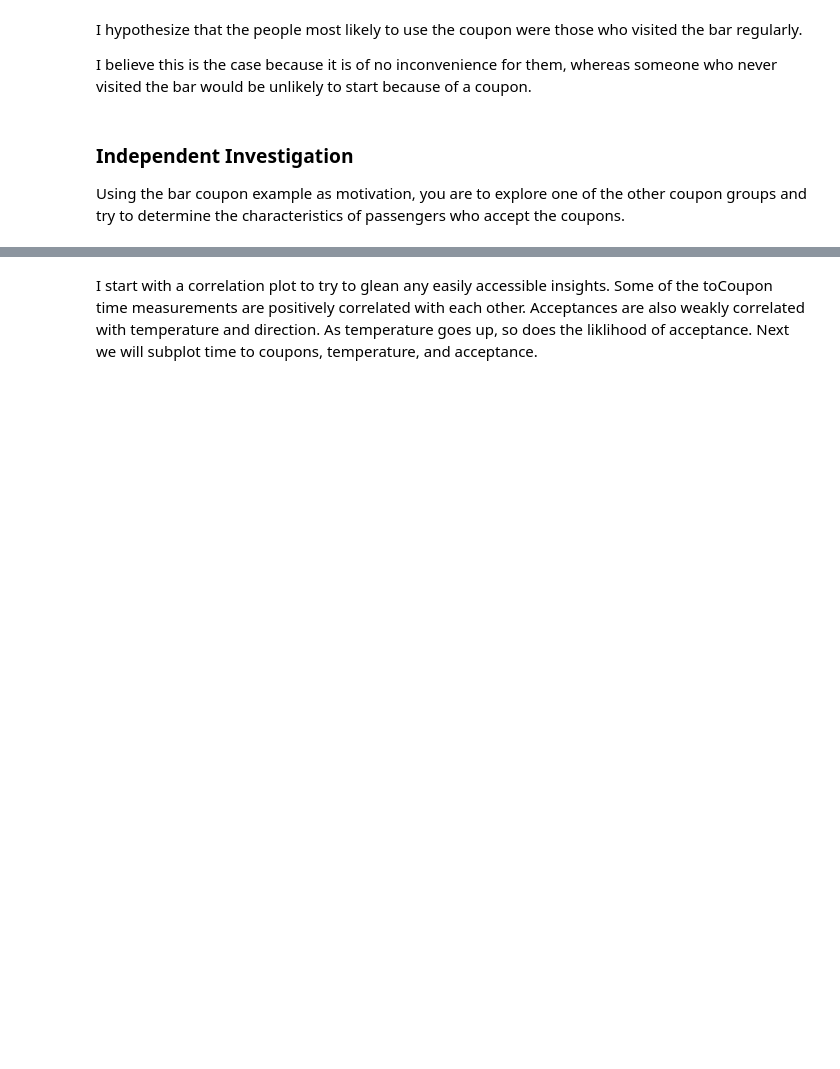
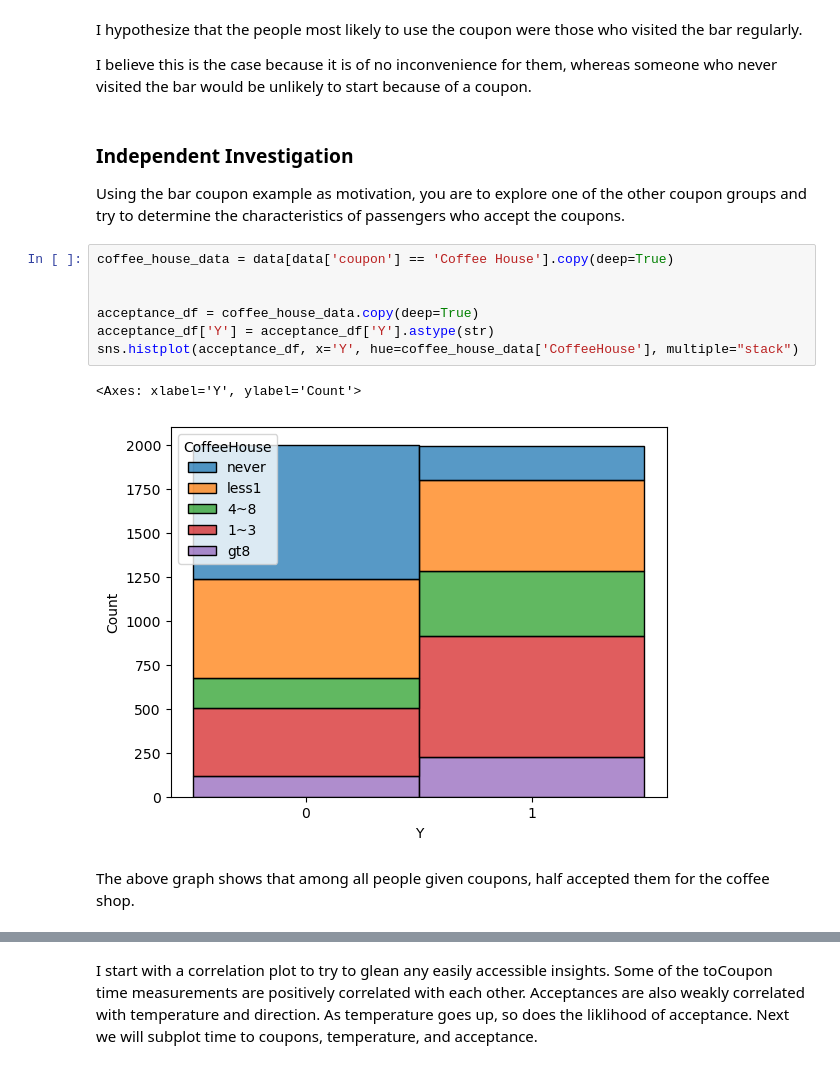
Before and after one commit to pratikbassi/Will-the-Customer-Accept-the-Coupon-, a Jupyter notebook: prompt.ipynb, the cells around one changed output, grey strips where cells are left out. Cells and saved outputs as stored; diff of their text form; blank space fills up the shorter version.

```diff
--- a/prompt.ipynb
+++ b/prompt.ipynb
@@ -309,4 +309,16 @@ I believe this is the case because it is of no inconvenience for them, whereas s
 ### Independent Investigation
 
 Using the bar coupon example as motivation, you are to explore one of the other coupon groups and try to determine the characteristics of passengers who accept the coupons.
+# %%
+coffee_house_data = data[data['coupon'] == 'Coffee House'].copy(deep=True)
+
+
+acceptance_df = coffee_house_data.copy(deep=True)
+acceptance_df['Y'] = acceptance_df['Y'].astype(str)
+sns.histplot(acceptance_df, x='Y', hue=coffee_house_data['CoffeeHouse'], multiple="stack")
+# %% [output]
+<Axes: xlabel='Y', ylabel='Count'>
+[figure, added]
+# %% [markdown]
+The above graph shows that among all people given coupons, half accepted them for the coffee shop.
 # %%
```
Also changed, not shown: parts of 6 cells of this notebook, 9 other files.
